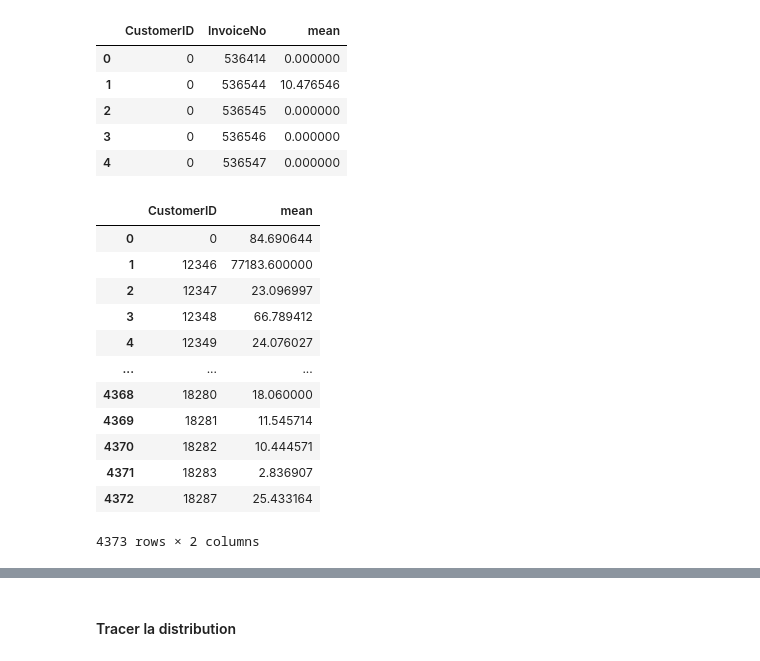
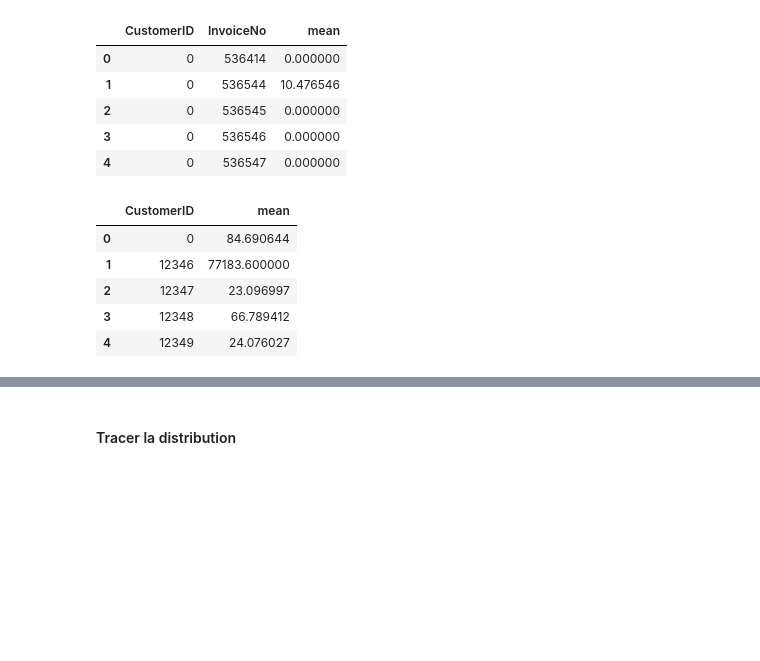
Before and after one commit to Abdoulaye224/machine_learning, a Jupyter notebook: TP_2/Untitled.ipynb, the cells around one changed output, grey strips where cells are left out. Drawn from its saved outputs; the diff is of its cells as text; code cells hidden in the pictures; blank space fills up the shorter version.

```diff
--- a/TP_2/Untitled.ipynb
+++ b/TP_2/Untitled.ipynb
@@ -214,21 +226,14 @@ df_customer_mean_price.head()
 # %%
 disp = df_customer_mean_price.groupby('CustomerID').mean().reset_index()
 # %%
-disp
+disp.head()
 # %% [output]
 |  | CustomerID | mean |
 | 0 | 0 | 84.690644 |
 | 1 | 12346 | 77183.600000 |
 | 2 | 12347 | 23.096997 |
 | 3 | 12348 | 66.789412 |
 | 4 | 12349 | 24.076027 |
-| ... | ... | ... |
-| 4368 | 18280 | 18.060000 |
-| 4369 | 18281 | 11.545714 |
-| 4370 | 18282 | 10.444571 |
-| 4371 | 18283 | 2.836907 |
-| 4372 | 18287 | 25.433164 |
-4373 rows × 2 columns
 # %%
 disp = disp.head(10)
 # %%
```
Also changed, not shown: parts of 55 cells of this notebook, 1 other file.
